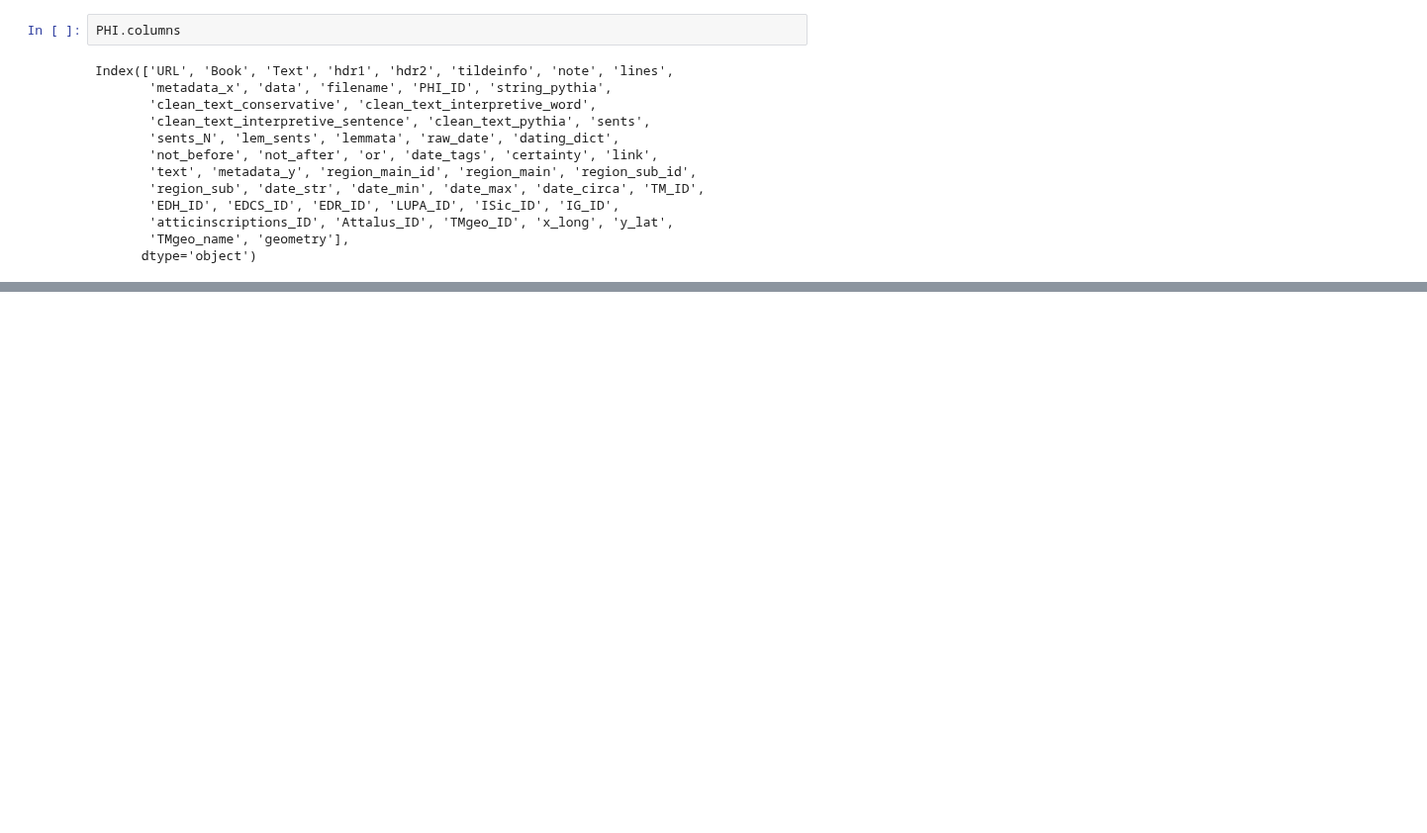
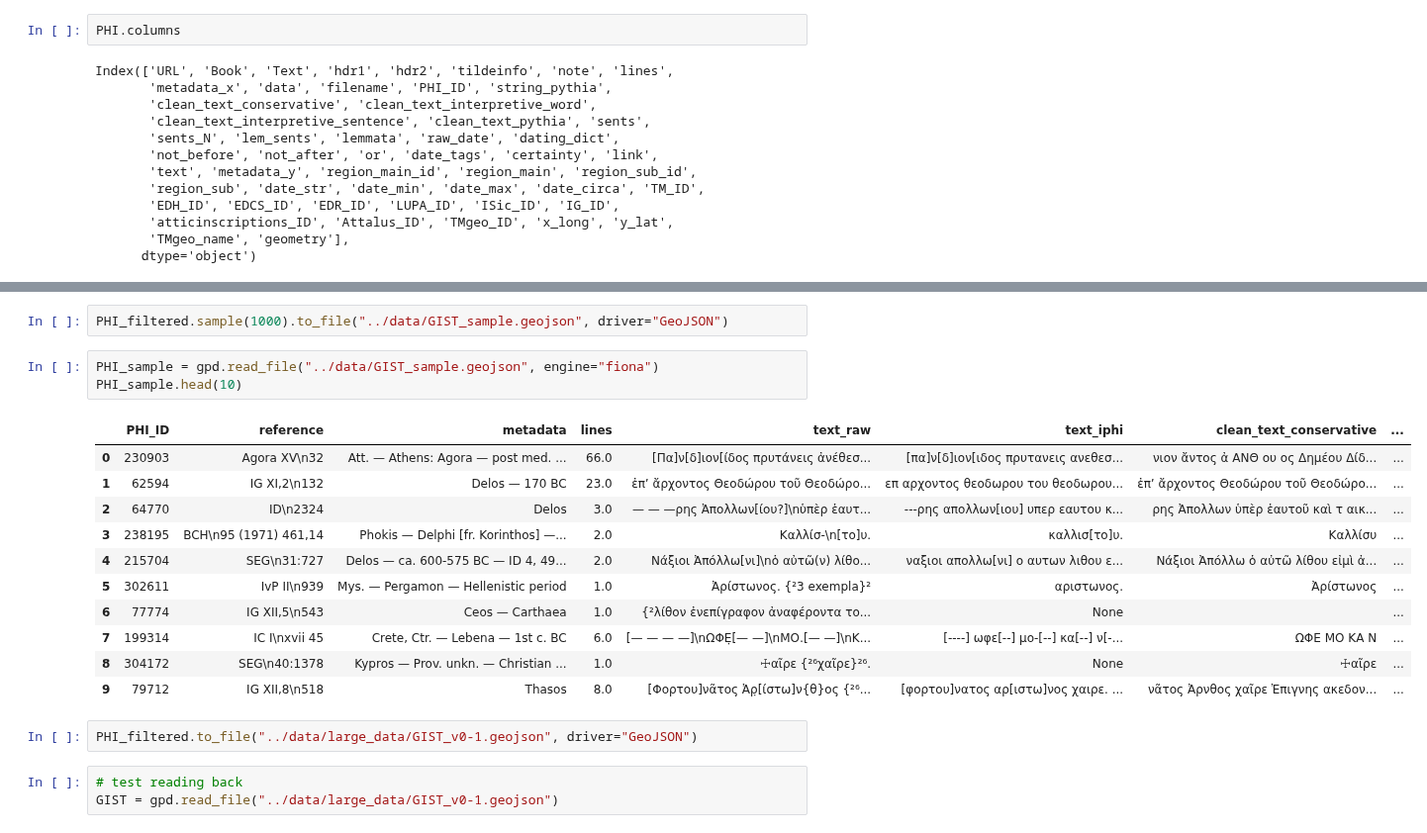
Before and after one commit to sdam-au/GI_ETL, a Jupyter notebook: scripts/1_7_py_GEOCODING&TRISMEGISTOS-IDS.ipynb, the cells around one changed output, grey strips where cells are left out. Shown at 99% size. Drawn from its saved outputs; the diff is of its cells as text; blank space fills up the shorter version.

```diff
--- a/scripts/1_7_py_GEOCODING&TRISMEGISTOS-IDS.ipynb
+++ b/scripts/1_7_py_GEOCODING&TRISMEGISTOS-IDS.ipynb
@@ -305,0 +443,22 @@ Your <class 'pandas.core.frame.DataFrame'> object has been succesfully written a
+# %%
+PHI_filtered.sample(1000).to_file("../data/GIST_sample.geojson", driver="GeoJSON")
+# %%
+PHI_sample = gpd.read_file("../data/GIST_sample.geojson", engine="fiona")
+PHI_sample.head(10)
+# %% [output]
+|  | PHI_ID | reference | metadata | lines | text_raw | text_iphi | clean_text_conservative | ... |
+| 0 | 230903 | Agora XV\n32 | Att. — Athens: Agora — post med. ... | 66.0 | [Πα]ν[δ]ιον[ίδος πρυτάνεις ἀνέθεσ... | [πα]ν[δ]ιον[ιδος πρυτανεις ανεθεσ... | νιον ἄντος ἀ ΑΝΘ ου ος Δημέου Δίδ... | ... |
+| 1 | 62594 | IG XI,2\n132 | Delos — 170 BC | 23.0 | ἐπ’ ἄρχοντος Θεοδώρου τοῦ Θεοδώρο... | επ αρχοντος θεοδωρου του θεοδωρου... | ἐπ’ ἄρχοντος Θεοδώρου τοῦ Θεοδώρο... | ... |
+| 2 | 64770 | ID\n2324 | Delos | 3.0 | — — —ρης Ἀπολλων[ίου?]\nὑπὲρ ἑαυτ... | ---ρης απολλων[ιου] υπερ εαυτου κ... | ρης Ἀπολλων ὑπὲρ ἑαυτοῦ καὶ τ αικ... | ... |
+| 3 | 238195 | BCH\n95 (1971) 461,14 | Phokis — Delphi [fr. Korinthos] —... | 2.0 | Καλλίσ-\n[το]υ. | καλλισ[το]υ. | Καλλίσυ | ... |
+| 4 | 215704 | SEG\n31:727 | Delos — ca. 600-575 BC — ID 4, 49... | 2.0 | Νάξιοι Ἀπόλλω[νι]\nὁ αὐτῶ(ν) λίθο... | ναξιοι απολλω[νι] ο αυτων λιθου ε... | Νάξιοι Ἀπόλλω ὁ αὐτῶ λίθου εἰμὶ ἀ... | ... |
+| 5 | 302611 | IvP II\n939 | Mys. — Pergamon — Hellenistic period | 1.0 | Ἀρίστωνος. {²3 exempla}² | αριστωνος. | Ἀρίστωνος | ... |
+| 6 | 77774 | IG XII,5\n543 | Ceos — Carthaea | 1.0 | {²λίθον ἐνεπίγραφον ἀναφέροντα το... | None |  | ... |
+| 7 | 199314 | IC I\nxvii 45 | Crete, Ctr. — Lebena — 1st c. BC | 6.0 | [— — — —]\nΩΦΕ̣[— —]\nΜΟ․[— —]\nΚ... | [----] ωφε[--] μο-[--] κα[--] ν[-... | ΩΦΕ ΜΟ ΚΑ Ν | ... |
+| 8 | 304172 | SEG\n40:1378 | Kypros — Prov. unkn. — Christian ... | 1.0 | ☩αῖρε {²⁶χαῖρε}²⁶. | None | ☩αῖρε | ... |
+| 9 | 79712 | IG XII,8\n518 | Thasos | 8.0 | [Φορτου]νᾶτος Ἀρ̣[ίστω]ν{θ}ος {²⁶... | [φορτου]νατος αρ[ιστω]νος χαιρε. ... | νᾶτος Ἀρνθος χαῖρε Ἐπιγνης ακεδον... | ... |
+# %%
+PHI_filtered.to_file("../data/large_data/GIST_v0-1.geojson", driver="GeoJSON")
+# %%
+# test reading back
+GIST = gpd.read_file("../data/large_data/GIST_v0-1.geojson")
```
Also changed, not shown: parts of 32 cells of this notebook, 7 other files.
